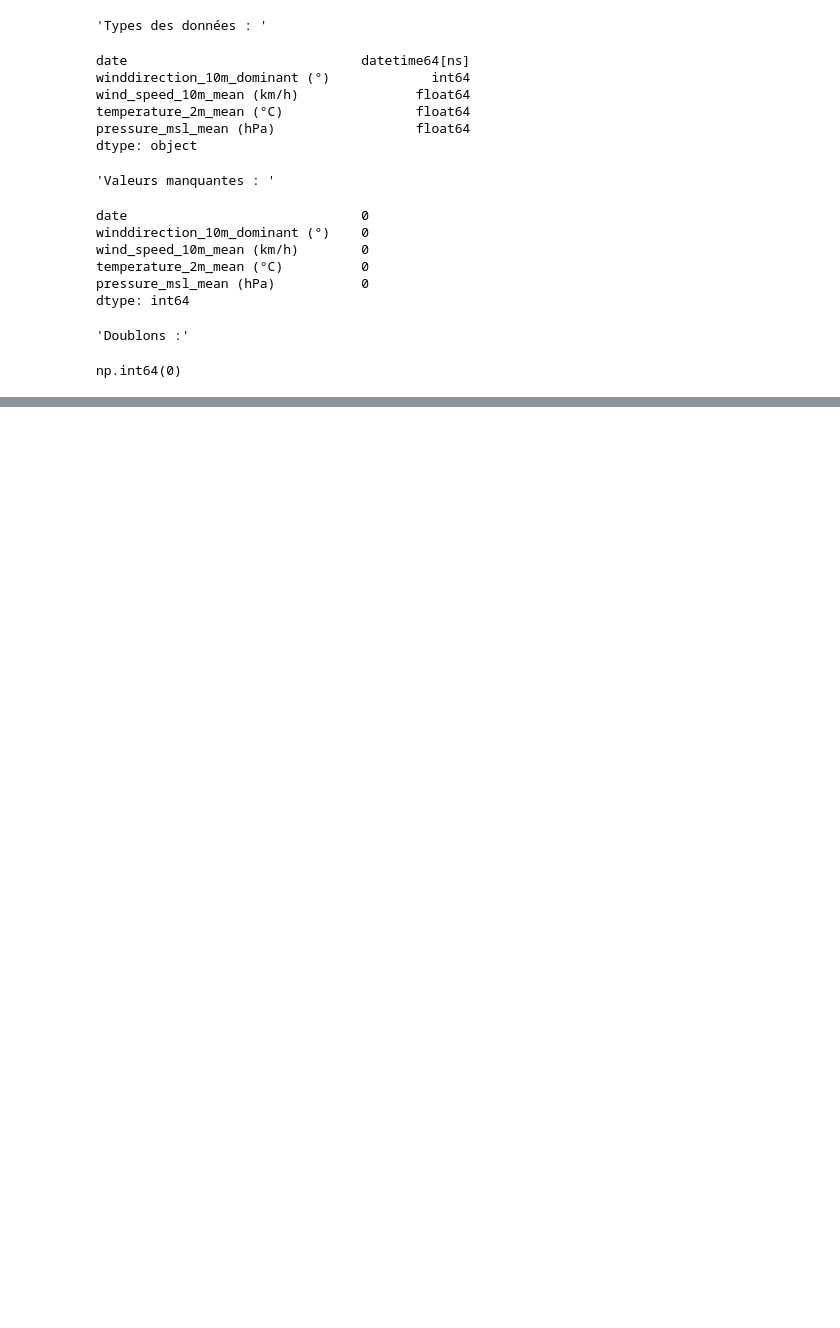
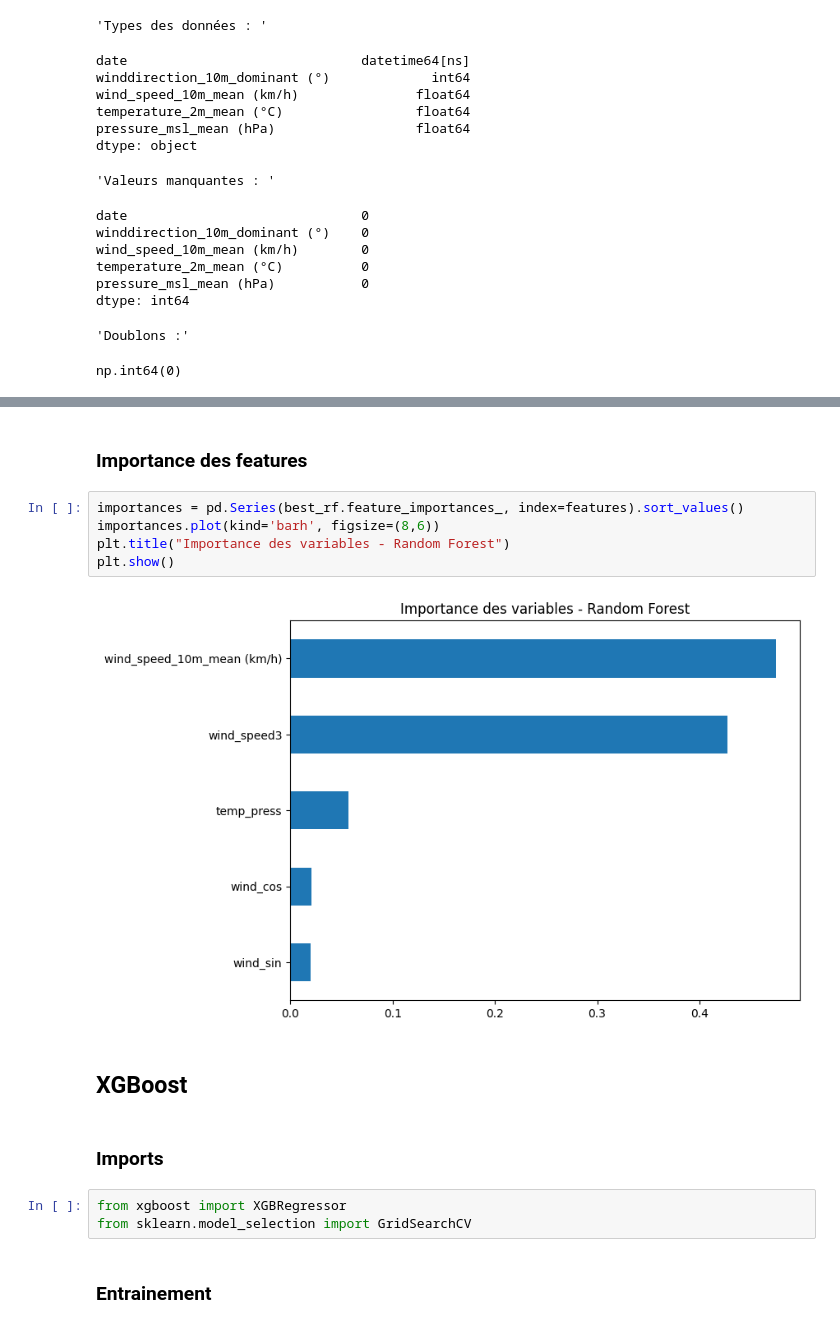
Before and after one commit to kirillsst/Production-EnR, a Jupyter notebook: notebooks/notebook_prod_eolienne.ipynb, the cells around one changed output, grey strips where cells are left out. Cells and saved outputs as stored; diff of their text form; blank space fills up the shorter version.

```diff
--- a/notebooks/notebook_prod_eolienne.ipynb
+++ b/notebooks/notebook_prod_eolienne.ipynb
@@ -328,0 +501,18 @@ df_merged = pd.merge(
+# %% [markdown]
+### Importance des features
+# %%
+importances = pd.Series(best_rf.feature_importances_, index=features).sort_values()
+importances.plot(kind='barh', figsize=(8,6))
+plt.title("Importance des variables - Random Forest")
+plt.show()
+# %% [output]
+[figure, added]
+# %% [markdown]
+## XGBoost
+# %% [markdown]
+### Imports
+# %%
+from xgboost import XGBRegressor
+from sklearn.model_selection import GridSearchCV
+# %% [markdown]
+### Entrainement
```
Also changed, not shown: parts of 47 cells of this notebook, 1 other file.
